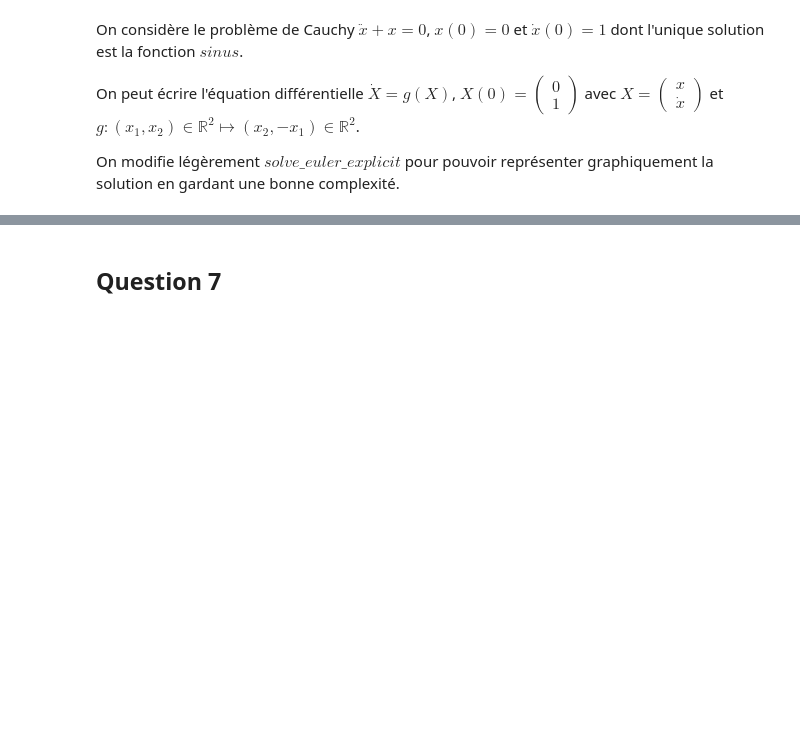
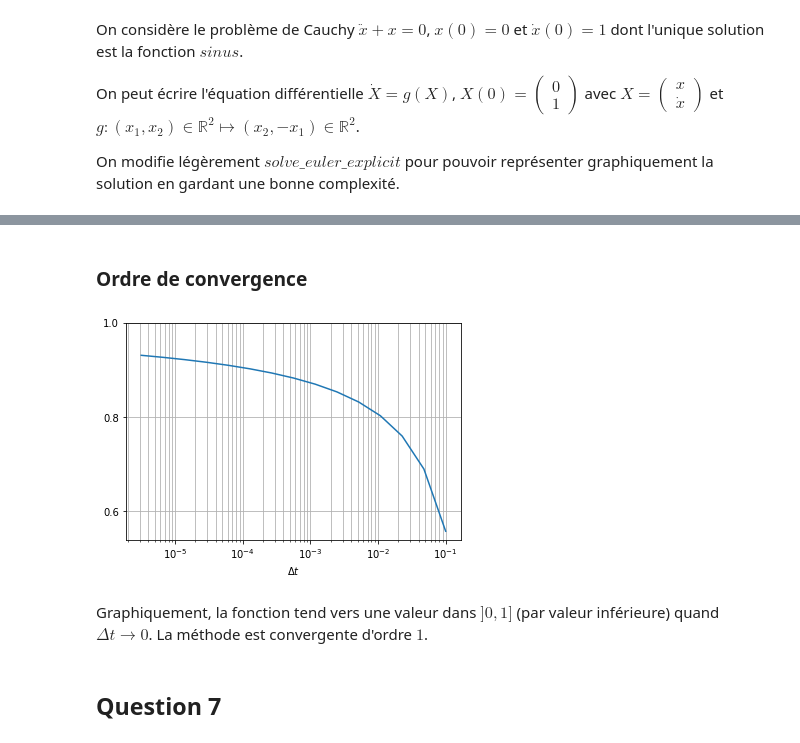
Before and after one commit to 20castro/Projet-equa-diff, a Jupyter notebook: Projet.ipynb, the cells around one changed output, grey strips where cells are left out. Cells and saved outputs as stored; diff of their text form; code cells hidden in the pictures; blank space fills up the shorter version.

```diff
--- a/Projet.ipynb
+++ b/Projet.ipynb
@@ -184,2 +193,24 @@ ordre()
+# %% [markdown]
+### Ordre de convergence
+# %%
+n = 15
+
+dT = np.exp(np.log(10)*np.linspace(-5.5, -1, n, dtype = np.float))
+eta = np.zeros (n)
+
+for k in range(n):
+    T, X = graphic_euler_explicit(g, np.array([0, 1]), dT[k], 0, 2*np.pi)
+    eta[k] = np.abs((np.sin(T) - X[:, 0]).max())
+
+plt.plot(dT, np.log(eta)/np.log(dT))
+plt.xlabel('$\Delta t$')
+plt.xscale('log')
+plt.yticks(np.arange(.6, 1.1, .2))
+plt.grid(True, which = 'both');
+# %% [output]
+[figure, added]
+# %% [markdown]
+Graphiquement, la fonction tend vers une valeur dans $]0, 1]$ (par valeur inférieure)
+quand $\Delta t \to 0$. La méthode est convergente d'ordre $1$.
 # %% [markdown]
 ## Question 7
```
Also changed, not shown: parts of 9 cells of this notebook.
